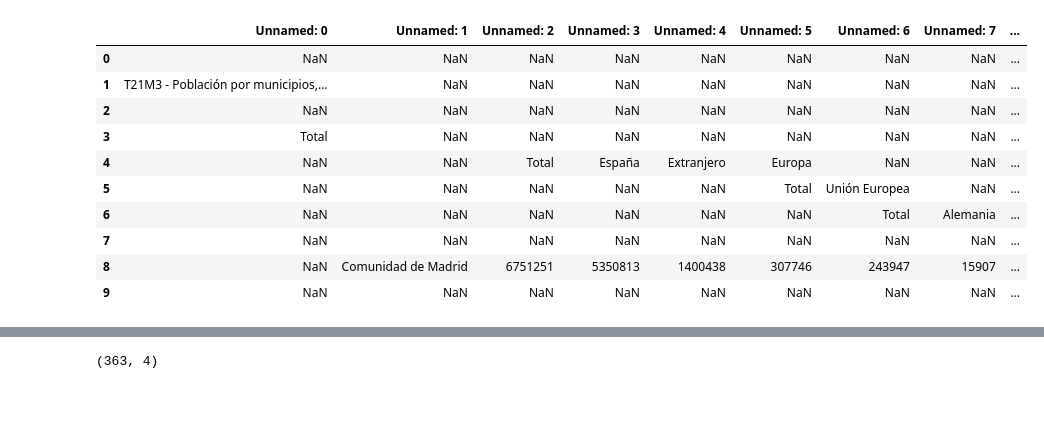
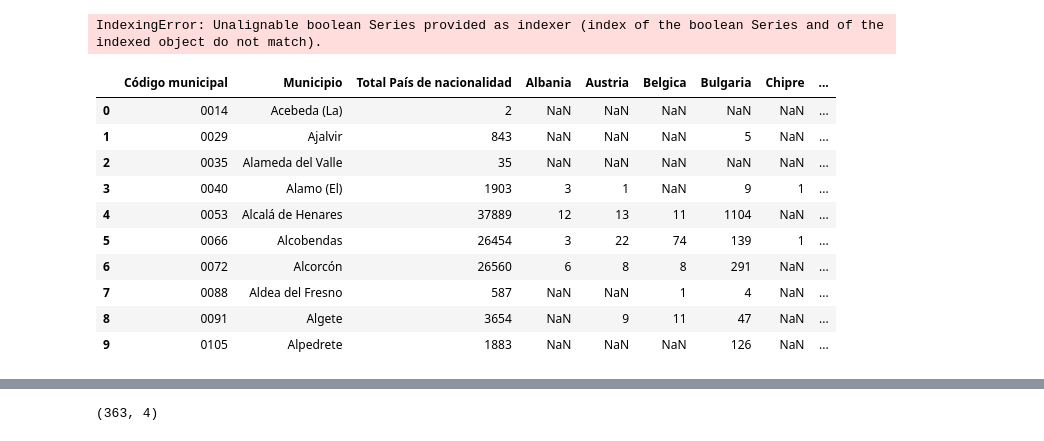
Before and after one commit to santiagofp9/Pueblos_trasnacionales, a Jupyter notebook: Hygiene.ipynb, the cells around one changed output, grey strips where cells are left out. Cells and saved outputs as stored; diff of their text form; code cells hidden in the pictures; blank space fills up the shorter version.

```diff
--- a/Hygiene.ipynb
+++ b/Hygiene.ipynb
@@ -31,6 +20,11 @@ from selenium.webdriver.common.by import By # By es para buscar por tag, clase,
 import time
 # %%
-#This table shows the population of every town, by birthcountry.
+#This table shows the foreign-born population of every town, by birthcountry.
 #It will be the base table because it describes the amount of foreign people by town
+#Comunidad de Madrid population is 6.825.005 ; 1.400,438 were born outside Spain ; 539,368 of them have spaniard nationality
 
-pue_nacimiento = pd.read_excel('suprema.xlsx')
+nacidos_fuera = pd.read_excel('raw_data/Nacidos en el extranjero  por Municipio de residencia según País de nacionalidad.xls')
+
+#'Nacidos en el extranjero  por Municipio de residencia según País de nacionalidad.xls'
+
+nacidos_fuera.info(memory_usage='deep')
@@ -37,2 +39,9 @@ pue_nacimiento = pd.read_excel('suprema.xlsx')
 # %%
-pue_nacimiento.info(memory_usage='deep')
+#Cleaning excel table into dataframe
+
+nacidos_fuera.drop([0,1,2,3,4,5,6,7], axis=0, inplace=True) #Excel headers out
+naci_fue = nacidos_fuera.rename(columns=nacidos_fuera.iloc[0]) #Assign column headers
+naci_fue.columns.values[0] = 'Código municipal'
+naci_fue.columns.values[1] = 'Municipio'
+
+naci_fue.head(20)
@@ -44,0 +69,7 @@ memory usage: 2.4 MB
+# %%
+where = por_pais[por_pais.8.isna().any(axis=1)]
+#tibu.drop(butwhere.index, axis=0, inplace=True)
+
+where
+# %% [output]
+IndexingError: Unalignable boolean Series provided as indexer (index of the boolean Series and of the indexed object do not match).
@@ -45,14 +81,14 @@ memory usage: 2.4 MB
 # %%
-pue_nacimiento.head(10)
+naci_fue.head(10)
 # %% [output]
-|  | Unnamed: 0 | Unnamed: 1 | Unnamed: 2 | Unnamed: 3 | Unnamed: 4 | Unnamed: 5 | Unnamed: 6 | Unnamed: 7 | ... |
-| 0 | NaN | NaN | NaN | NaN | NaN | NaN | NaN | NaN | ... |
-| 1 | T21M3 - Población por municipios,... | NaN | NaN | NaN | NaN | NaN | NaN | NaN | ... |
-| 2 | NaN | NaN | NaN | NaN | NaN | NaN | NaN | NaN | ... |
-| 3 | Total | NaN | NaN | NaN | NaN | NaN | NaN | NaN | ... |
-| 4 | NaN | NaN | Total | España | Extranjero | Europa | NaN | NaN | ... |
-| 5 | NaN | NaN | NaN | NaN | NaN | Total | Unión Europea | NaN | ... |
-| 6 | NaN | NaN | NaN | NaN | NaN | NaN | Total | Alemania | ... |
-| 7 | NaN | NaN | NaN | NaN | NaN | NaN | NaN | NaN | ... |
-| 8 | NaN | Comunidad de Madrid | 6751251 | 5350813 | 1400438 | 307746 | 243947 | 15907 | ... |
-| 9 | NaN | NaN | NaN | NaN | NaN | NaN | NaN | NaN | ... |
+|  | Código municipal | Municipio | Total País de nacionalidad | Albania | Austria | Belgica | Bulgaria | Chipre | ... |
+| 0 | 0014 | Acebeda (La) | 2 | NaN | NaN | NaN | NaN | NaN | ... |
+| 1 | 0029 | Ajalvir | 843 | NaN | NaN | NaN | 5 | NaN | ... |
+| 2 | 0035 | Alameda del Valle | 35 | NaN | NaN | NaN | NaN | NaN | ... |
+| 3 | 0040 | Alamo (El) | 1903 | 3 | 1 | NaN | 9 | 1 | ... |
+| 4 | 0053 | Alcalá de Henares | 37889 | 12 | 13 | 11 | 1104 | NaN | ... |
+| 5 | 0066 | Alcobendas | 26454 | 3 | 22 | 74 | 139 | 1 | ... |
+| 6 | 0072 | Alcorcón | 26560 | 6 | 8 | 8 | 291 | NaN | ... |
+| 7 | 0088 | Aldea del Fresno | 587 | NaN | NaN | 1 | 4 | NaN | ... |
+| 8 | 0091 | Algete | 3654 | NaN | 9 | 11 | 47 | NaN | ... |
+| 9 | 0105 | Alpedrete | 1883 | NaN | NaN | NaN | 126 | NaN | ... |
```
Also changed, not shown: parts of 11 cells of this notebook, 1 other file.
